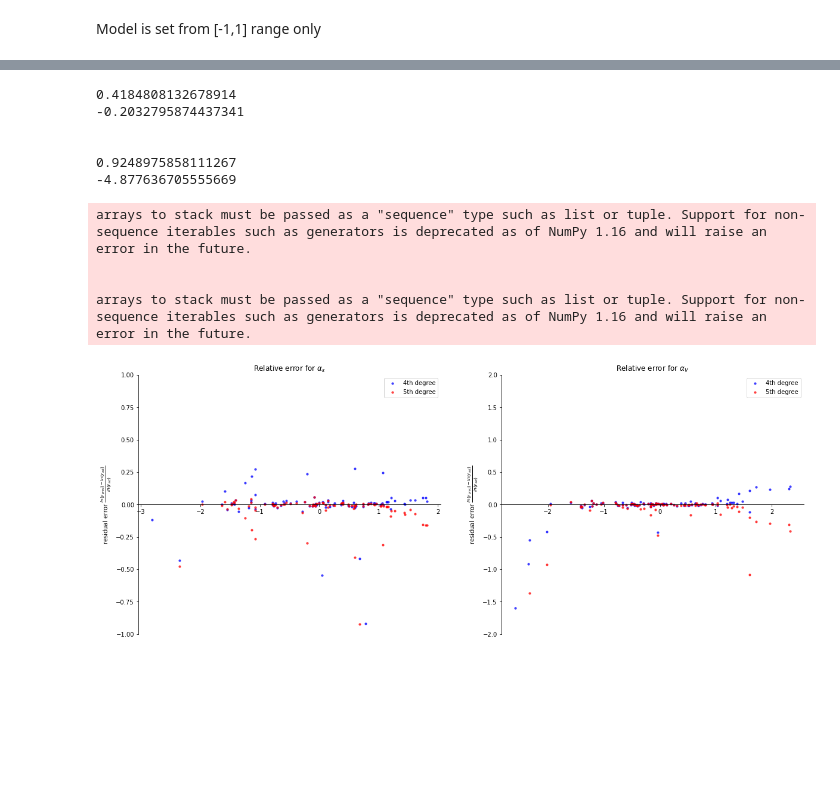
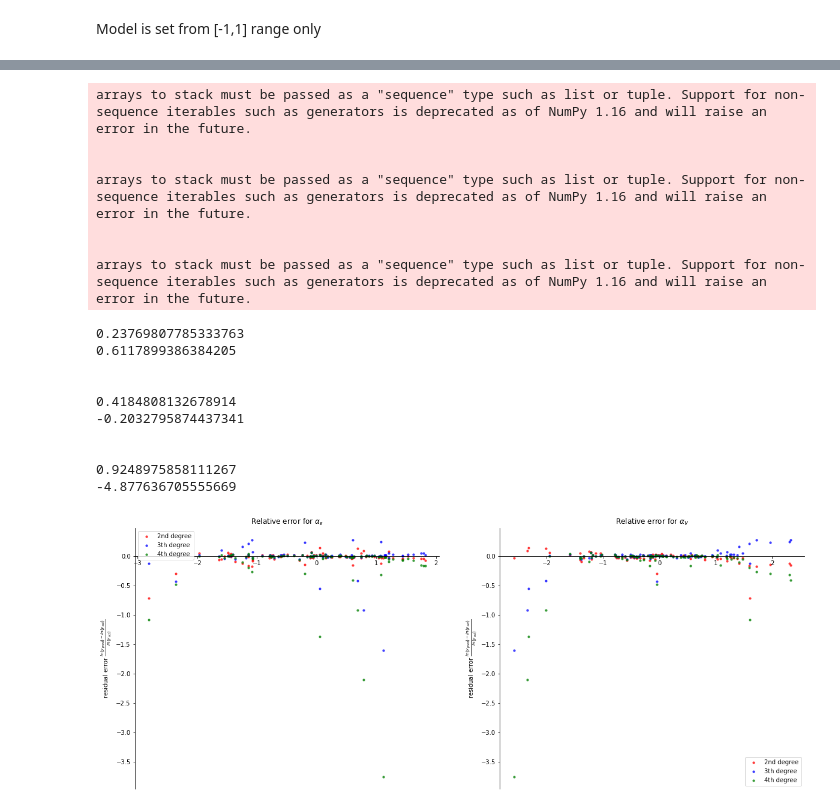
Before and after one commit to mtareqsoliman/msthesis, a Jupyter notebook: 100ML_10282022.ipynb, the cells around one changed output, grey strips where cells are left out. Drawn from its saved outputs; the diff is of its cells as text; code cells hidden in the pictures; blank space fills up the shorter version.

```diff
--- a/100ML_10282022.ipynb
+++ b/100ML_10282022.ipynb
@@ -303,7 +303,7 @@ for i,clr,dgr in zip(['3rd degree','4th degree','5th degree'],['red','blue','gre
     regression_model.fit(poly_x_values, y_values)
     y_pred = regression_model.predict(poly_x_values)
     #p00,p10,p01,p20,p11,p02 = regression_model.coef_.T
-    MSE = mean_squared_error(y_values, y_pred, squared=True)
+    MSE = mean_squared_error(y_values, y_pred, squared=False)
     print(MSE)
 
 
@@ -358,6 +378,7 @@ ax.scatter(test_x[:,0], test_x[:,1], test_y_residual/test_y,color='black',marker
 
 number_degrees = [1,2,3,4,5,6,7]
 plt_mean_squared_error = []
+plt_r2_score = []
 for degree in number_degrees:
 
    poly_model = PolynomialFeatures(degree=degree)
@@ -369,8 +390,10 @@ for degree in number_degrees:
    regression_model.fit(poly_x_values, y_values)
    test_poly_x =  poly_model.fit_transform(test_x)
    test_y_pred = regression_model.predict(test_poly_x)
+   r2 = r2_score(np.exp(test_y), np.exp(test_y_pred))
+   plt_mean_squared_error.append(mean_squared_error(test_y, test_y_pred, squared=False))
+   plt_r2_score.append(r2)
 
-   plt_mean_squared_error.append(mean_squared_error(test_y, test_y_pred, squared=False))
 
 fig,ax = plt.subplots(figsize=(10,5))
 ax.scatter(number_degrees,plt_mean_squared_error, color="green")
@@ -379,6 +402,14 @@ ax.xaxis.get_major_locator().set_params(integer=True)
 ax.set_xlabel('Number of degrees of freedom')
 ax.set_ylabel('RMSE')
 ax.set_title('Accuracy vs. number of degrees of freedom')
+
+fig,ax = plt.subplots(figsize=(10,5))
+ax.scatter(number_degrees,plt_r2_score, color="green")
+ax.plot(number_degrees,plt_r2_score, color="red")
+ax.xaxis.get_major_locator().set_params(integer=True)
+ax.set_xlabel('Number of degrees of freedom')
+ax.set_ylabel('R2 Score')
+ax.set_title('Accuracy vs. number of degrees of freedom')
 # %% [output]
 Text(0.5, 1.0, 'Accuracy vs. number of degrees of freedom')
 [figure]
@@ -408,7 +440,7 @@ result_100_cleaned = pd.DataFrame(result_100_list)
 result_100_cleaned[['theta_100']].drop(upper[0], inplace = True)
 result_100_cleaned[['theta_100']].drop(lower[0], inplace = True)
 '''
-x1_mesh,x2_mesh = np.linspace(-2, 2, 50), np.linspace(-2, 2, 50)
+x1_mesh,x2_mesh = np.linspace(-2.5, 2.5, 50), np.linspace(-2.5, 2.5, 50)
 x1_mesh, x2_mesh = np.meshgrid(x1_mesh, x2_mesh)
 x_mesh = np.array([x1_mesh.flatten(), x2_mesh.flatten()]).T
 
@@ -433,6 +465,10 @@ def mesh_maker(degree):
     poly_x_mesh = poly_model.fit_transform(x_mesh)
     y_mesh = regression_model.predict(poly_x_mesh)
     return y_mesh
+
+
+fig, ax = plt.subplots(figsize =(18,10), subplot_kw={'projection': '3d'})
+
 
 fig = go.Figure()
 
@@ -493,6 +529,13 @@ fig.update_layout(
 
 fig.show()
 
+ax.set_zlabel(r"$\theta$ (cm/sec)",fontsize=14)
+ax.set_xlabel(r"$\alpha_\epsilon$",fontsize=16)
+ax.set_ylabel(r"$\alpha_v$",fontsize=16)
+
+ax.scatter(ecu_100_alpha_frag, Vult_100_alpha_frag, theta_100_list,color='black',marker='.',alpha=1,s=40)
+ax.scatter(x_mesh[:,0], x_mesh[:,1], np.exp(mesh_maker(2)), facecolor=(0,0,0,0), s=20, edgecolor='#70b3f0')
+
 # Add dropdown
 # %% [output]
 [interactive output not drawn]
@@ -504,7 +549,7 @@ cropped_model = cropped_model[(cropped_model['ecu_alpha'] > -2)&(cropped_model['
 cropped_x_values = np.column_stack((cropped_model['ecu_alpha'],cropped_model['Vult_alpha']))
 
 fig,ax = plt.subplots(1,2,figsize=(20,8))
-for i,clr,dgr in zip(['4th degree','5th degree'],['blue','red'],[3,4]):
+for i,clr,dgr in zip(['2nd degree','3th degree','4th degree'],['red','blue','green'],[2,3,4]):
 
     poly_model = PolynomialFeatures(degree=dgr)
 
@@ -526,42 +571,49 @@ for i,clr,dgr in zip(['4th degree','5th degree'],['blue','red'],[3,4]):
     r2 = r2_score(test_y, test_y_pred)
     test_y_residual = (test_y_pred-test_y)/test_y
     RMSE = mean_squared_error(test_y, test_y_pred, squared=False)
     print(RMSE)
 
     print(r2)
     ax[0].scatter(test_x[:,0],test_y_residual,color=clr,s=10,label=i,alpha=0.7)
     ax[0].spines['bottom'].set_position('zero')
     ax[0].spines['right'].set_color('none')
     ax[0].spines['top'].set_color('none')
     ax[0].set_title(r"Relative error for $\alpha_\epsilon$")
     ax[0].set_ylabel(r"residual error $\frac{ln(y_{pred})-ln(y_{act})}{ln(y_{act})}$")
-    ax[0].set_ylim([-1,1])
+    #ax[0].set_ylim([-1,1])
     ax[0].legend()
 
     ax[1].scatter(test_x[:,1],test_y_residual,color=clr,s=10,label=i,alpha=0.7)
     ax[1].spines['bottom'].set_position('zero')
     ax[1].spines['right'].set_color('none')
     ax[1].spines['top'].set_color('none')
     ax[1].set_title(r"Relative error for $\alpha_V$")
     ax[1].set_ylabel(r"residual error $\frac{ln(y_{pred})-ln(y_{act})}{ln(y_{act})}$")
-    ax[1].set_ylim([-2,2])
+    #ax[1].set_ylim([-1,1])
 
     ax[1].legend()
 
 
     print('\n')
 # %% [output]
-0.4184808132678914
--0.2032795874437341
+arrays to stack must be passed as a "sequence" type such as list or tuple. Support for non-sequence iterables such as generators is deprecated as of NumPy 1.16 and will raise an error in the future.
 
 
-0.9248975858111267
--4.877636705555669
+arrays to stack must be passed as a "sequence" type such as list or tuple. Support for non-sequence iterables such as generators is deprecated as of NumPy 1.16 and will raise an error in the future.
+
+
+arrays to stack must be passed as a "sequence" type such as list or tuple. Support for non-sequence iterables such as generators is deprecated as of NumPy 1.16 and will raise an error in the future.
-arrays to stack must be passed as a "sequence" type such as list or tuple. Support for non-sequence iterables such as generators is deprecated as of NumPy 1.16 and will raise an error in the future.
+0.23769807785333763
+0.6117899386384205
 
 
-arrays to stack must be passed as a "sequence" type such as list or tuple. Support for non-sequence iterables such as generators is deprecated as of NumPy 1.16 and will raise an error in the future.
+0.4184808132678914
+-0.2032795874437341
+
+
+0.9248975858111267
+-4.877636705555669
-[figure, old version]
+[figure, new version]
 # %%
 number_degrees = [1,2,3,4]
 plt_mean_squared_error = []
```
Also changed, not shown: parts of 4 cells of this notebook.
